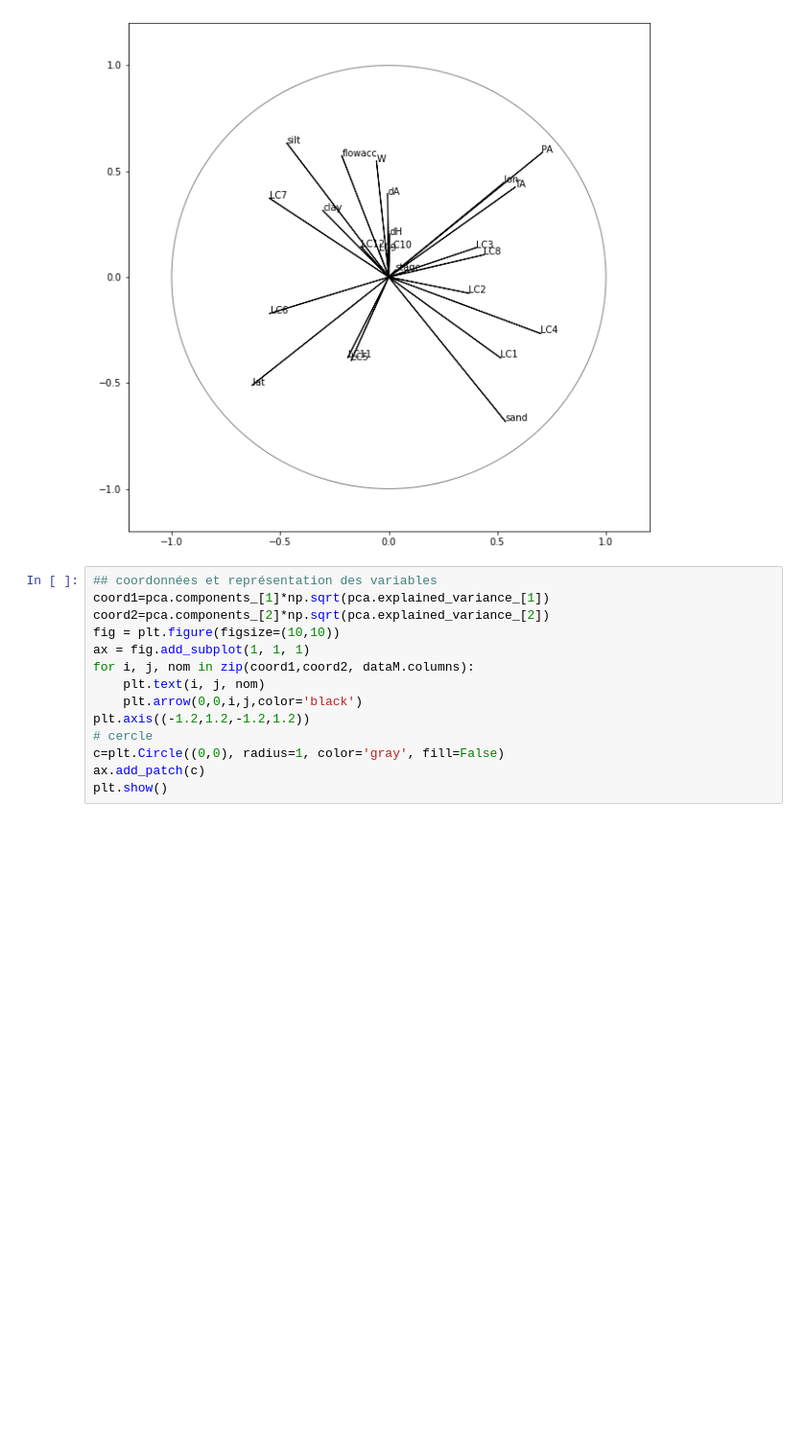
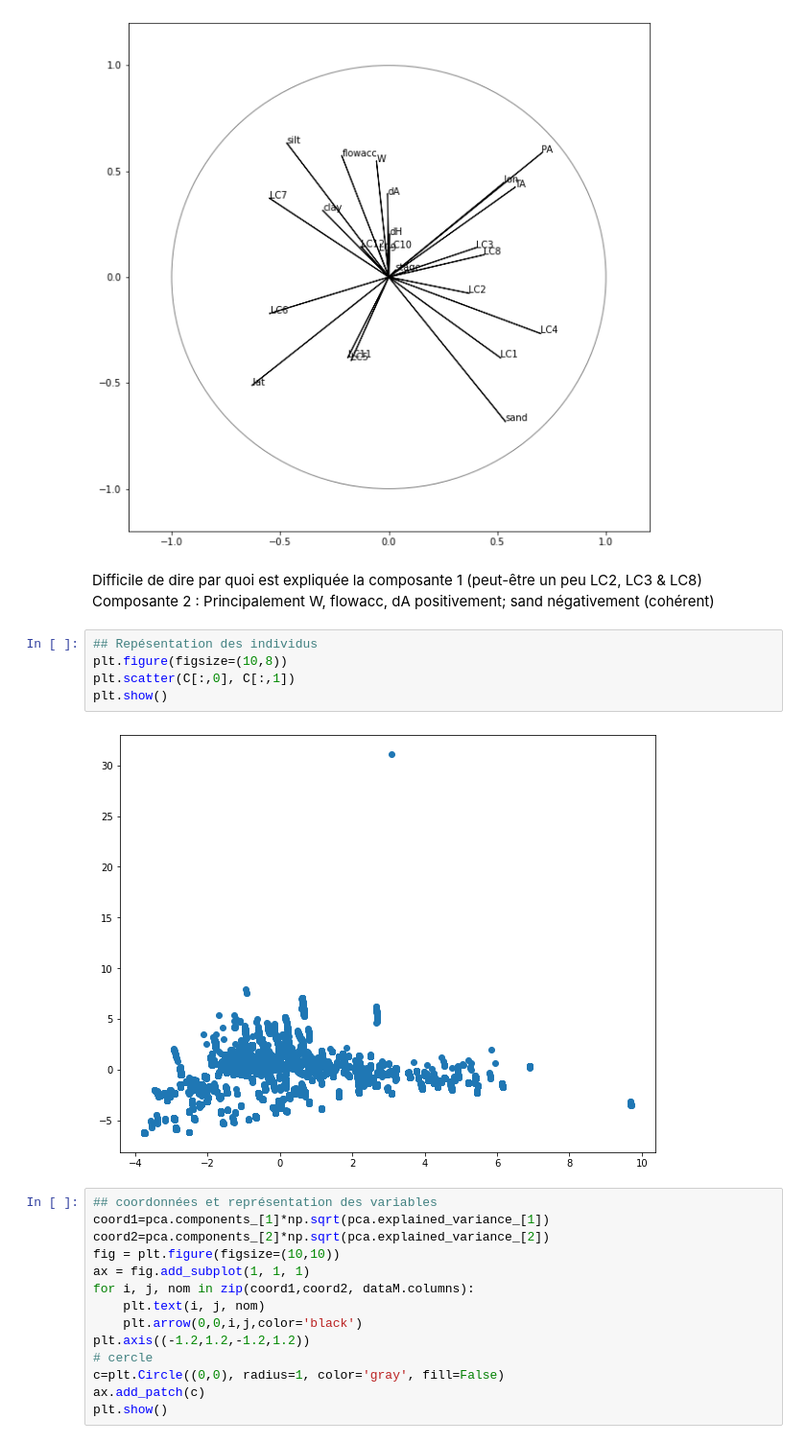
Before and after one commit to scastets/Projet4MA_Hydrologie, a Jupyter notebook: Notebooks/HYDROSWOT_AnalysesStats.ipynb, the cells around one changed output. Shown at 96% size. Cells and saved outputs as stored; diff of their text form; blank space fills up the shorter version.

```diff
--- a/Notebooks/HYDROSWOT_AnalysesStats.ipynb
+++ b/Notebooks/HYDROSWOT_AnalysesStats.ipynb
@@ -163,6 +163,16 @@ ax.add_patch(c)
 plt.show()
 # %% [output]
 [figure]
+# %% [markdown]
+Difficile de dire par quoi est expliquée la composante 1 (peut-être un peu LC2, LC3 & LC8)
+Composante 2 : Principalement W, flowacc, dA positivement; sand négativement (cohérent)
+# %%
+## Repésentation des individus
+plt.figure(figsize=(10,8))
+plt.scatter(C[:,0], C[:,1])
+plt.show()
+# %% [output]
+[figure, added]
 # %%
 ## coordonnées et représentation des variables
 coord1=pca.components_[1]*np.sqrt(pca.explained_variance_[1])
```
Also changed, not shown: parts of 8 cells of this notebook.
